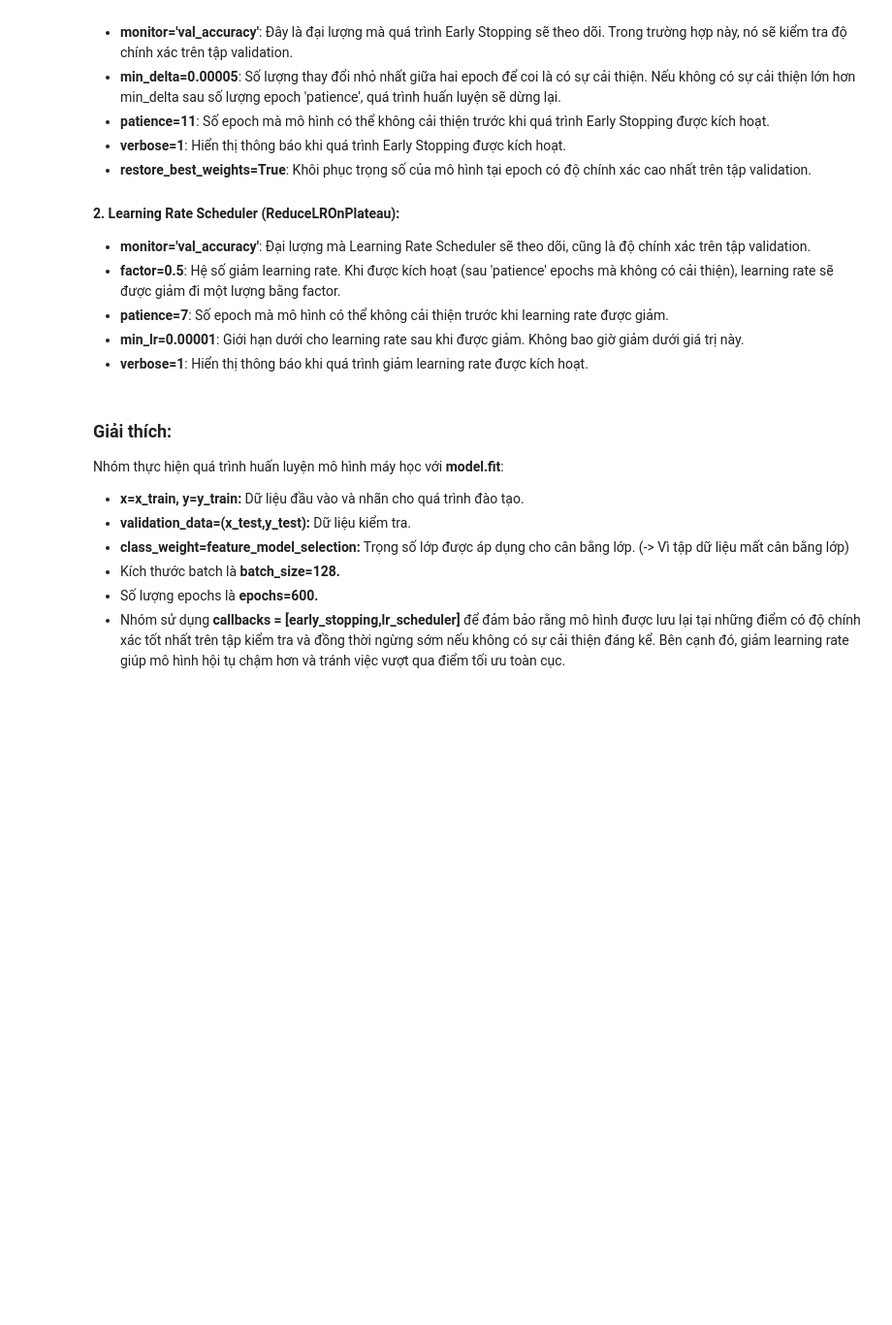
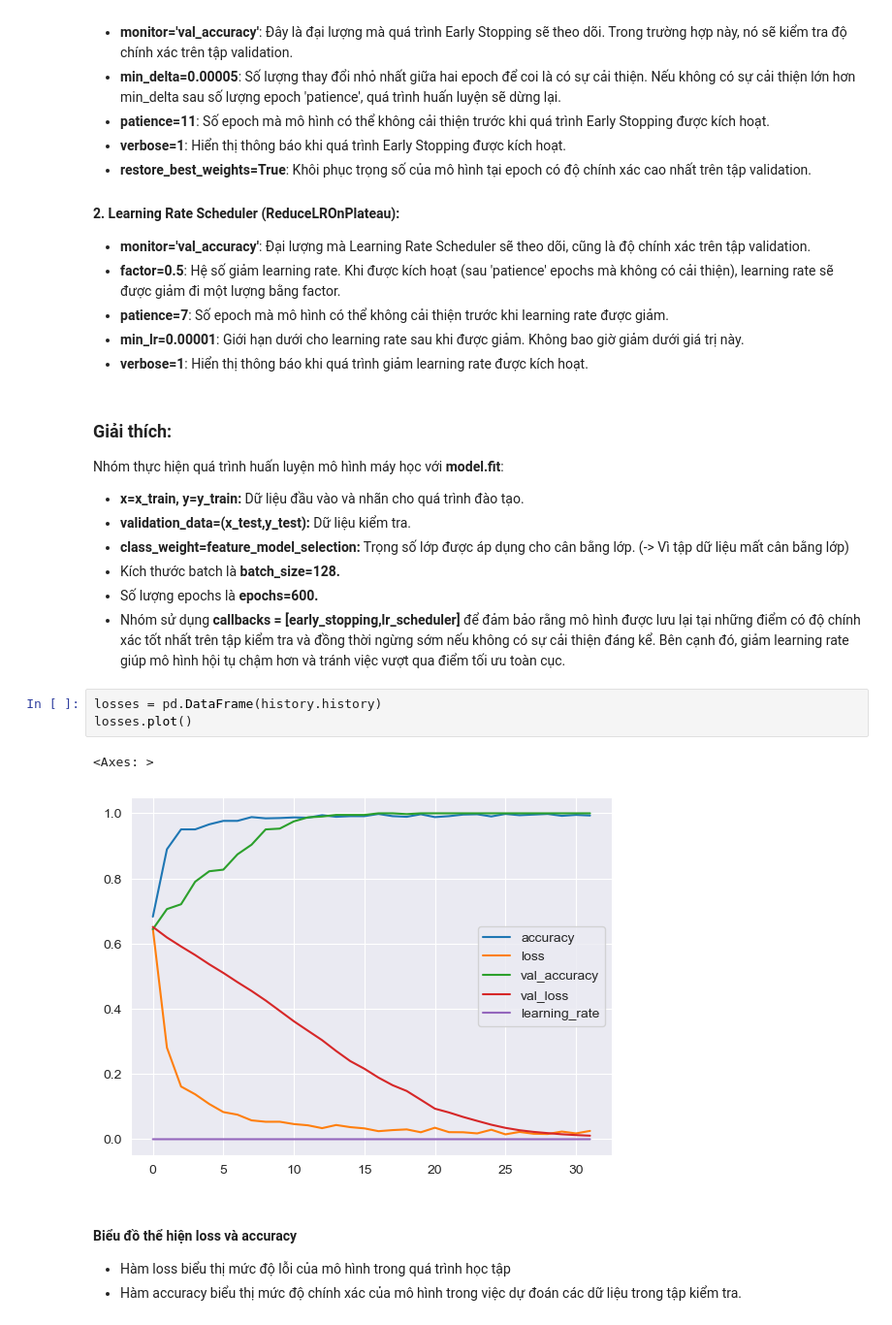
Before and after one commit to VanNguyenDucThinh/NhomCSTTNT25-26, a Jupyter notebook: DuAn/project/model/neutral network model7.ipynb, the cells around one changed output. Shown at 97% size. Cells and saved outputs as stored; diff of their text form; blank space fills up the shorter version.

```diff
--- a/DuAn/project/model/neutral network model7.ipynb
+++ b/DuAn/project/model/neutral network model7.ipynb
@@ -371,3 +371,14 @@ Epoch 43 - Validation Accuracy: 1.0
    * Kích thước batch là **batch_size=128.**
    * Số lượng epochs là **epochs=600.**
    * Nhóm sử dụng **callbacks = [early_stopping,lr_scheduler]** để đảm bảo rằng mô hình được lưu lại tại những điểm có độ chính xác tốt nhất trên tập kiểm tra và đồng thời ngừng sớm nếu không có sự cải thiện đáng kể. Bên cạnh đó, giảm learning rate giúp mô hình hội tụ chậm hơn và tránh việc vượt qua điểm tối ưu toàn cục.
+# %%
+losses = pd.DataFrame(history.history)
+losses.plot()
+# %% [output]
+<Axes: >
+[figure, added]
+# %% [markdown]
+#### Biểu đồ thể hiện loss và accuracy
+
+   * Hàm loss biểu thị mức độ lỗi của mô hình trong quá trình học tập
+   * Hàm accuracy biểu thị mức độ chính xác của mô hình trong việc dự đoán các dữ liệu trong tập kiểm tra.
```
Also changed, not shown: parts of 13 cells of this notebook, 16 other files.
